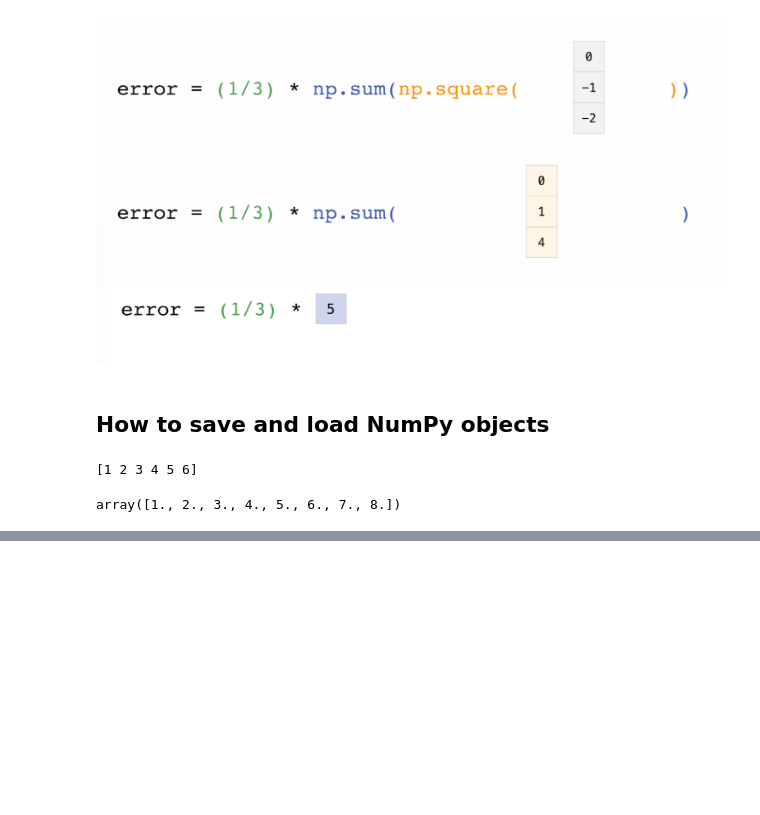
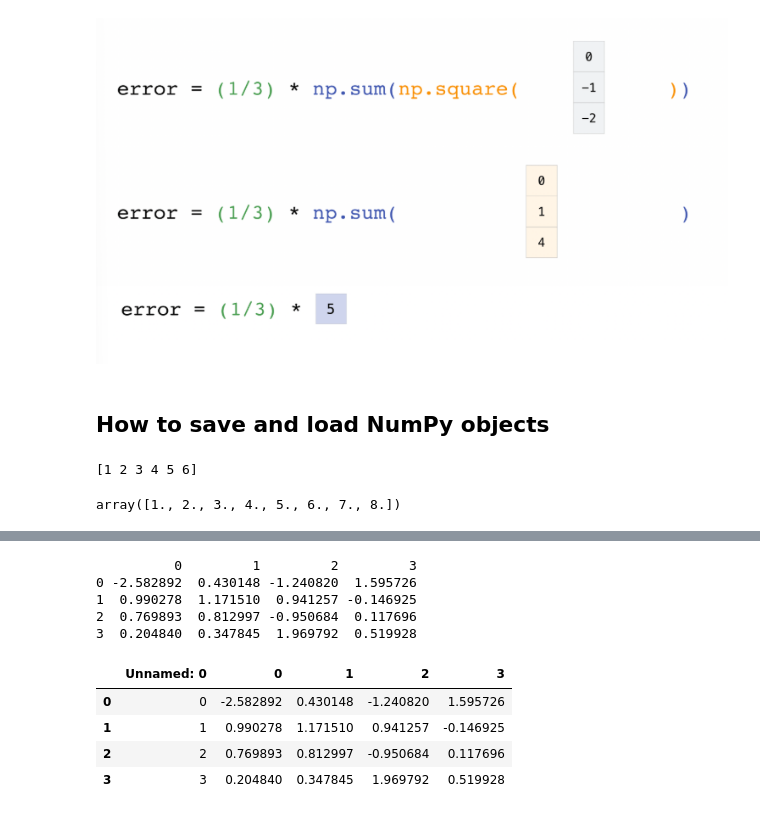
Before and after one commit to dnlmkhlv/ml, a Jupyter notebook: numpy/numpy_tutorial.ipynb, the cells around one changed output, grey strips where cells are left out. Cells and saved outputs as stored; diff of their text form; code cells hidden in the pictures; blank space fills up the shorter version.

```diff
--- a/numpy/numpy_tutorial.ipynb
+++ b/numpy/numpy_tutorial.ipynb
@@ -836,0 +848,8 @@ array([1., 2., 3., 4., 5., 6., 7., 8.])
+# %%
+print(df)
+# %% [output]
+          0         1         2         3
+0 -2.582892  0.430148 -1.240820  1.595726
+1  0.990278  1.171510  0.941257 -0.146925
+2  0.769893  0.812997 -0.950684  0.117696
+3  0.204840  0.347845  1.969792  0.519928
@@ -836,0 +858,2 @@ array([1., 2., 3., 4., 5., 6., 7., 8.])
+# %%
+data = pd.read_csv('pd.csv')
@@ -836,0 +862,8 @@ array([1., 2., 3., 4., 5., 6., 7., 8.])
+# %%
+data
+# %% [output]
+|  | Unnamed: 0 | 0 | 1 | 2 | 3 |
+| 0 | 0 | -2.582892 | 0.430148 | -1.240820 | 1.595726 |
+| 1 | 1 | 0.990278 | 1.171510 | 0.941257 | -0.146925 |
+| 2 | 2 | 0.769893 | 0.812997 | -0.950684 | 0.117696 |
+| 3 | 3 | 0.204840 | 0.347845 | 1.969792 | 0.519928 |
```
Also changed, not shown: parts of 6 cells of this notebook, 2 other files.
